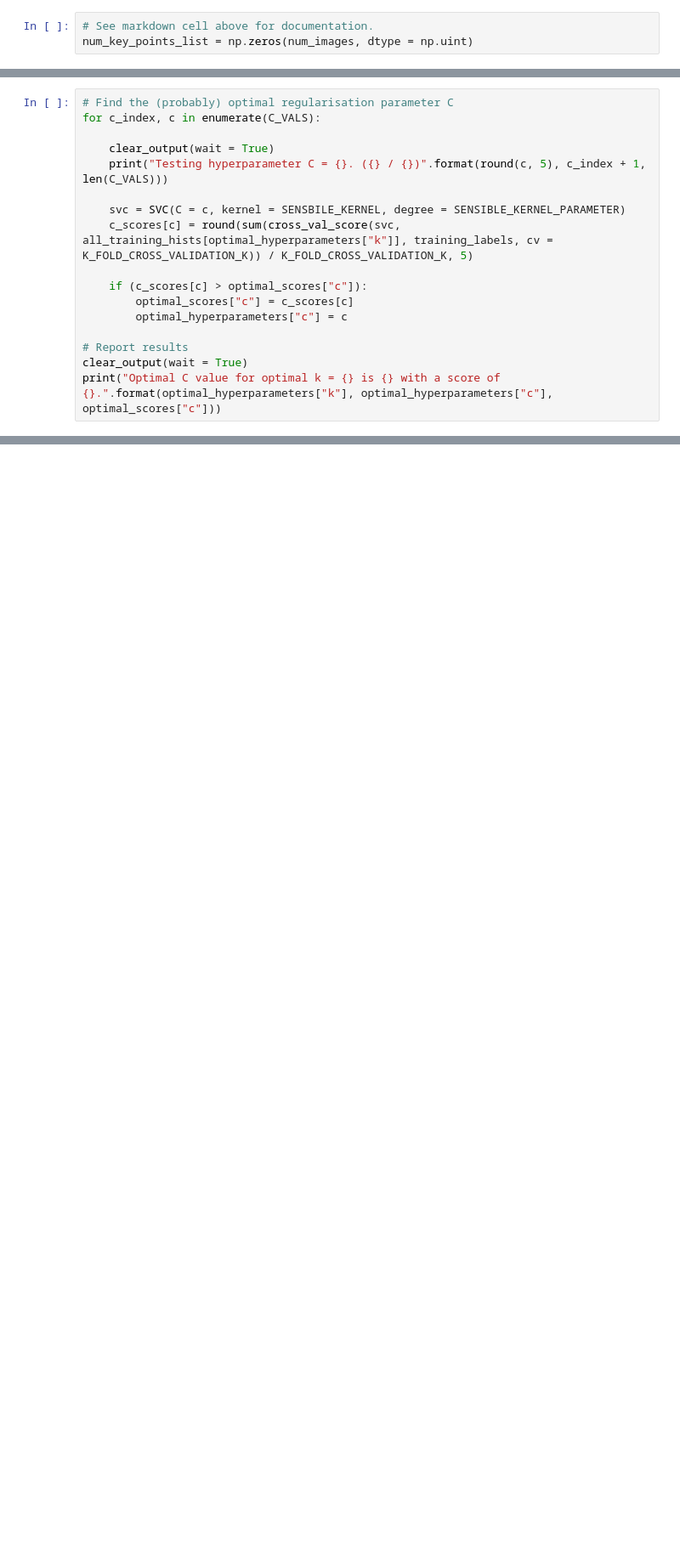
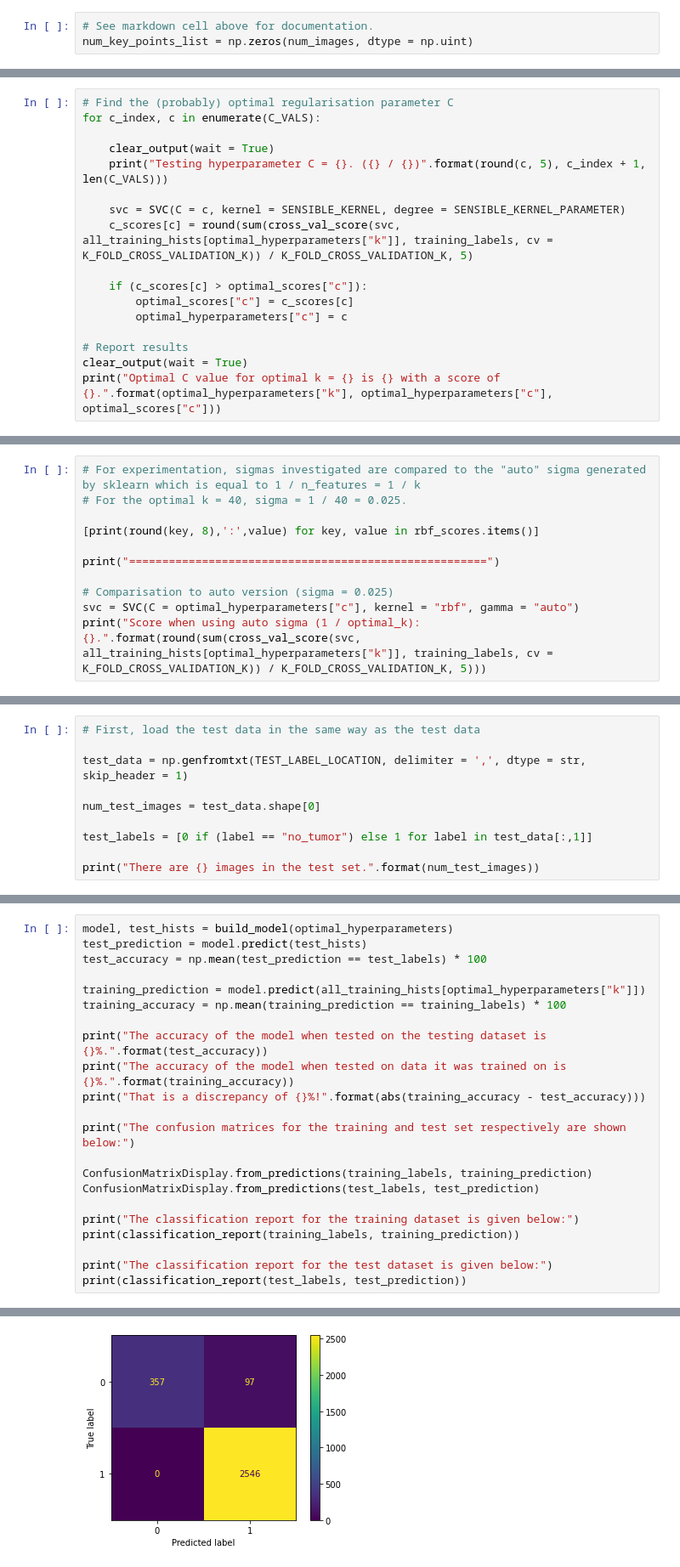
Before and after one commit to adamalderton/BrainTumourClassification, a Jupyter notebook: binary_classification/SVM_SIFT.ipynb, the cells around one changed output, grey strips where cells are left out. Shown: that part at 85% size. Drawn from its saved outputs; the diff is of its cells as text; blank space fills up the shorter version.

```diff
--- a/binary_classification/SVM_SIFT.ipynb
+++ b/binary_classification/SVM_SIFT.ipynb
@@ -455,7 +459,7 @@ for c_index, c in enumerate(C_VALS):
     clear_output(wait = True)
     print("Testing hyperparameter C = {}. ({} / {})".format(round(c, 5), c_index + 1, len(C_VALS)))
 
-    svc = SVC(C = c, kernel = SENSBILE_KERNEL, degree = SENSIBLE_KERNEL_PARAMETER)
+    svc = SVC(C = c, kernel = SENSIBLE_KERNEL, degree = SENSIBLE_KERNEL_PARAMETER)
     c_scores[c] = round(sum(cross_val_score(svc, all_training_hists[optimal_hyperparameters["k"]], training_labels, cv = K_FOLD_CROSS_VALIDATION_K)) / K_FOLD_CROSS_VALIDATION_K, 5)
 
     if (c_scores[c] > optimal_scores["c"]):
@@ -525,0 +521,11 @@ print(rbf_scores)
+# %%
+# For experimentation, sigmas investigated are compared to the "auto" sigma generated by sklearn which is equal to 1 / n_features = 1 / k
+# For the optimal k = 40, sigma = 1 / 40 = 0.025.
+
+[print(round(key, 8),':',value) for key, value in rbf_scores.items()]
+
+print("======================================================")
+
+# Comparisation to auto version (sigma = 0.025)
+svc = SVC(C = optimal_hyperparameters["c"], kernel = "rbf", gamma = "auto")
+print("Score when using auto sigma (1 / optimal_k): {}.".format(round(sum(cross_val_score(svc, all_training_hists[optimal_hyperparameters["k"]], training_labels, cv = K_FOLD_CROSS_VALIDATION_K)) / K_FOLD_CROSS_VALIDATION_K, 5)))
@@ -525,0 +546,10 @@ print(rbf_scores)
+# %%
+# First, load the test data in the same way as the test data
+
+test_data = np.genfromtxt(TEST_LABEL_LOCATION, delimiter = ',', dtype = str, skip_header = 1)
+
+num_test_images = test_data.shape[0]
+
+test_labels = [0 if (label == "no_tumor") else 1 for label in test_data[:,1]]
+
+print("There are {} images in the test set.".format(num_test_images))
@@ -525,0 +674,23 @@ print(rbf_scores)
+# %%
+model, test_hists = build_model(optimal_hyperparameters)
+test_prediction = model.predict(test_hists)
+test_accuracy = np.mean(test_prediction == test_labels) * 100
+
+training_prediction = model.predict(all_training_hists[optimal_hyperparameters["k"]])
+training_accuracy = np.mean(training_prediction == training_labels) * 100
+
+print("The accuracy of the model when tested on the testing dataset is {}%.".format(test_accuracy))
+print("The accuracy of the model when tested on data it was trained on is {}%.".format(training_accuracy))
+print("That is a discrepancy of {}%!".format(abs(training_accuracy - test_accuracy)))
+
+print("The confusion matrices for the training and test set respectively are shown below:")
+
+ConfusionMatrixDisplay.from_predictions(training_labels, training_prediction)
+ConfusionMatrixDisplay.from_predictions(test_labels, test_prediction)
+
+print("The classification report for the training dataset is given below:")
+print(classification_report(training_labels, training_prediction))
+
+print("The classification report for the test dataset is given below:")
+print(classification_report(test_labels, test_prediction))
+# %% [output]
@@ -525,0 +714 @@ print(rbf_scores)
+[figure, added]
```
Also changed, not shown: parts of 46 cells of this notebook, 23 other files.
